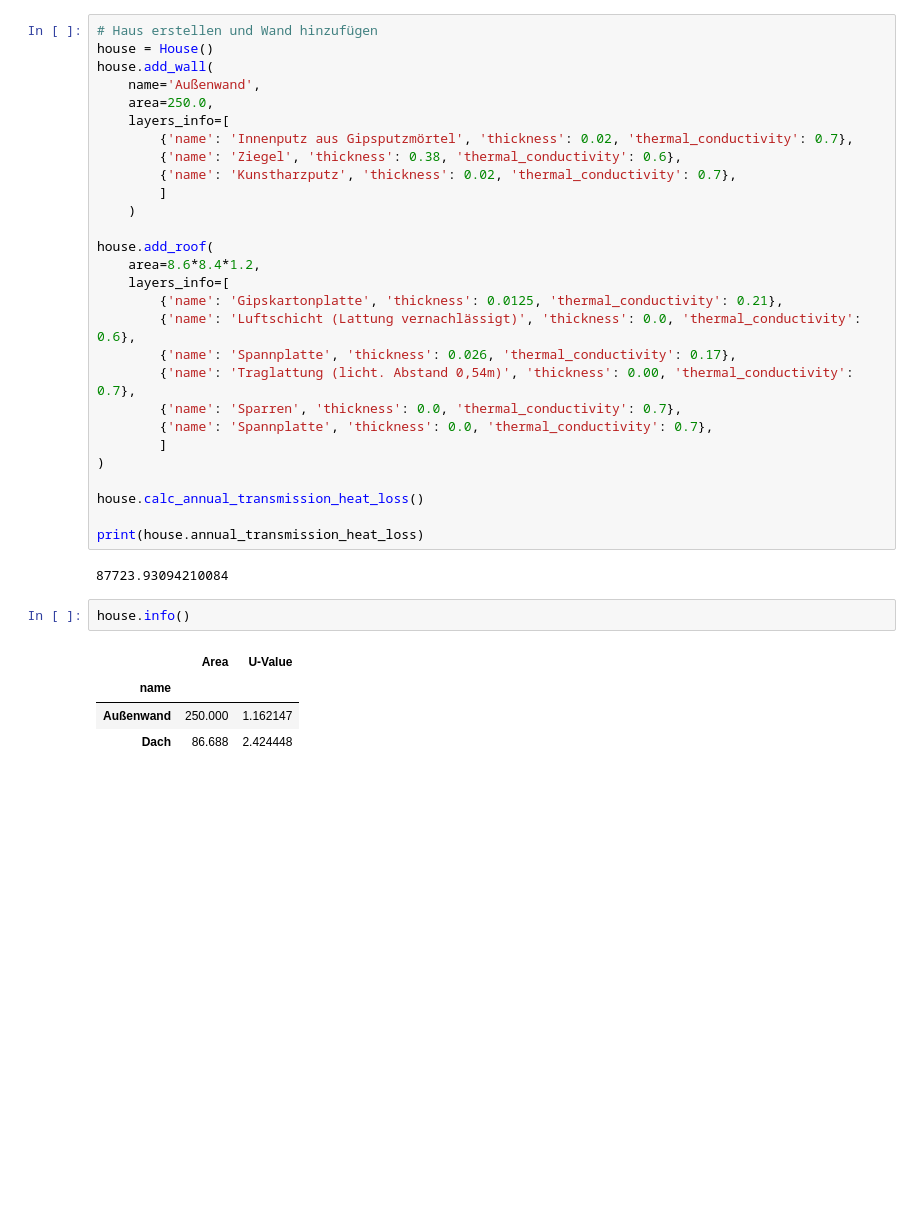
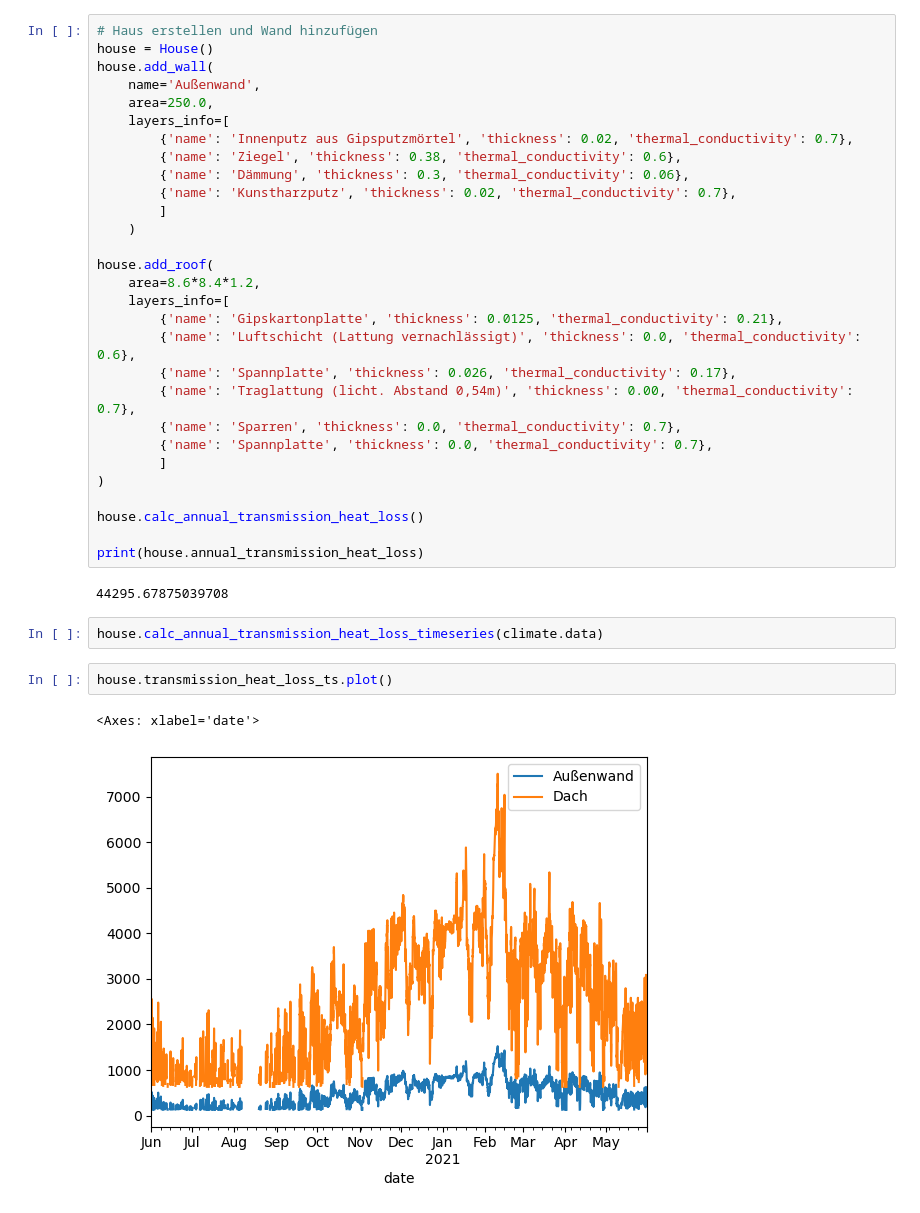
Before and after one commit to claussma/heizlastberechnung, a Jupyter notebook: notebooks/demo.ipynb, the cells around one changed output. Saved outputs shown, nothing was run; the diff lists cells and outputs as text; blank space fills up the shorter version.

Commit message:
cals tranmission loss for timeseries

```diff
--- a/notebooks/demo.ipynb
+++ b/notebooks/demo.ipynb
@@ -15,6 +19,7 @@ house.add_wall(
     layers_info=[
         {'name': 'Innenputz aus Gipsputzmörtel', 'thickness': 0.02, 'thermal_conductivity': 0.7},
         {'name': 'Ziegel', 'thickness': 0.38, 'thermal_conductivity': 0.6},
+        {'name': 'Dämmung', 'thickness': 0.3, 'thermal_conductivity': 0.06},
         {'name': 'Kunstharzputz', 'thickness': 0.02, 'thermal_conductivity': 0.7},
         ]
     )
@@ -35,11 +40,11 @@ house.calc_annual_transmission_heat_loss()
 
 print(house.annual_transmission_heat_loss)
 # %% [output]
-87723.93094210084
+44295.67875039708
-# %%
-house.info()
-# %% [output]
-|  | Area | U-Value |
-| name |  |  |
-| Außenwand | 250.000 | 1.162147 |
-| Dach | 86.688 | 2.424448 |
+# %%
+house.calc_annual_transmission_heat_loss_timeseries(climate.data)
+# %%
+house.transmission_heat_loss_ts.plot()
+# %% [output]
+<Axes: xlabel='date'>
+[figure, added]
```
Also changed, not shown: parts of 2 cells of this notebook, 1 other file.
